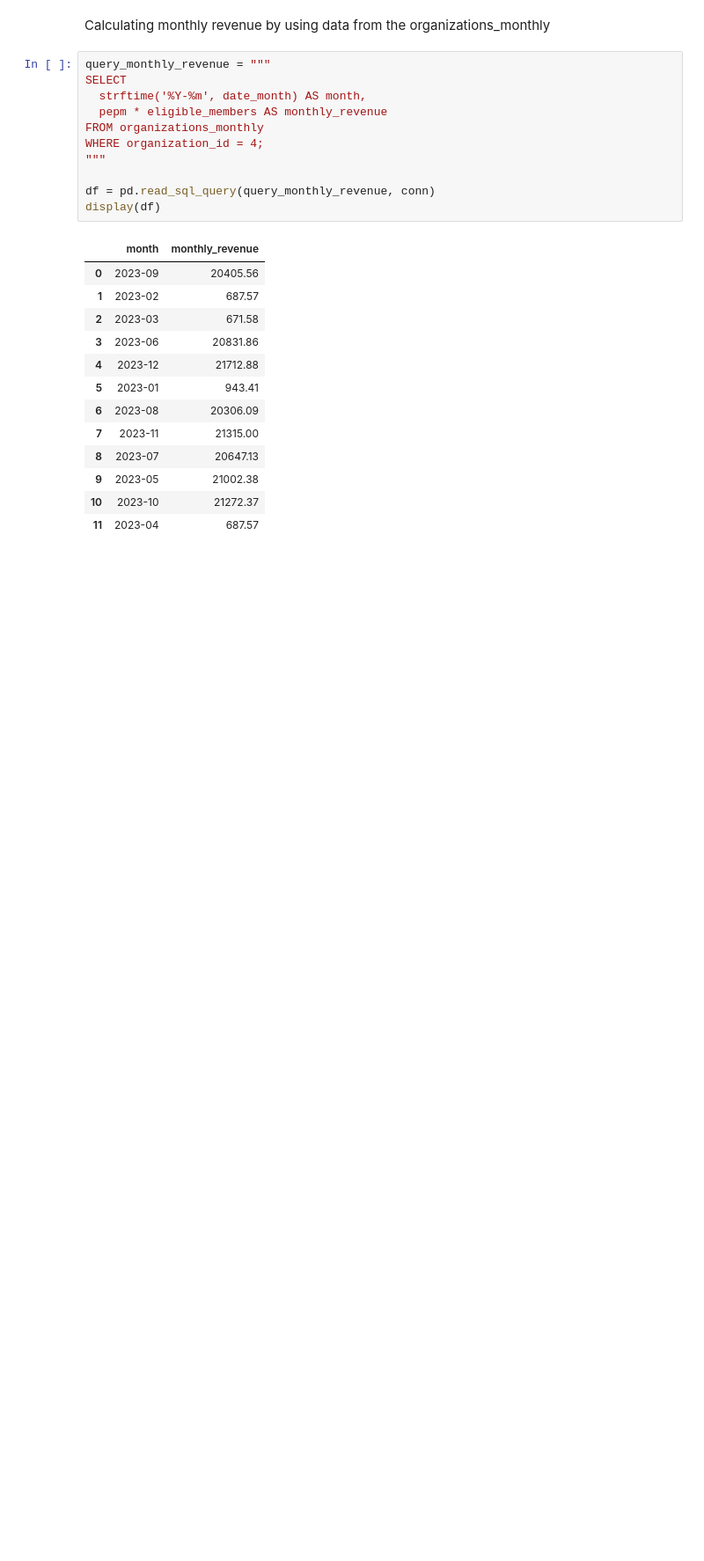
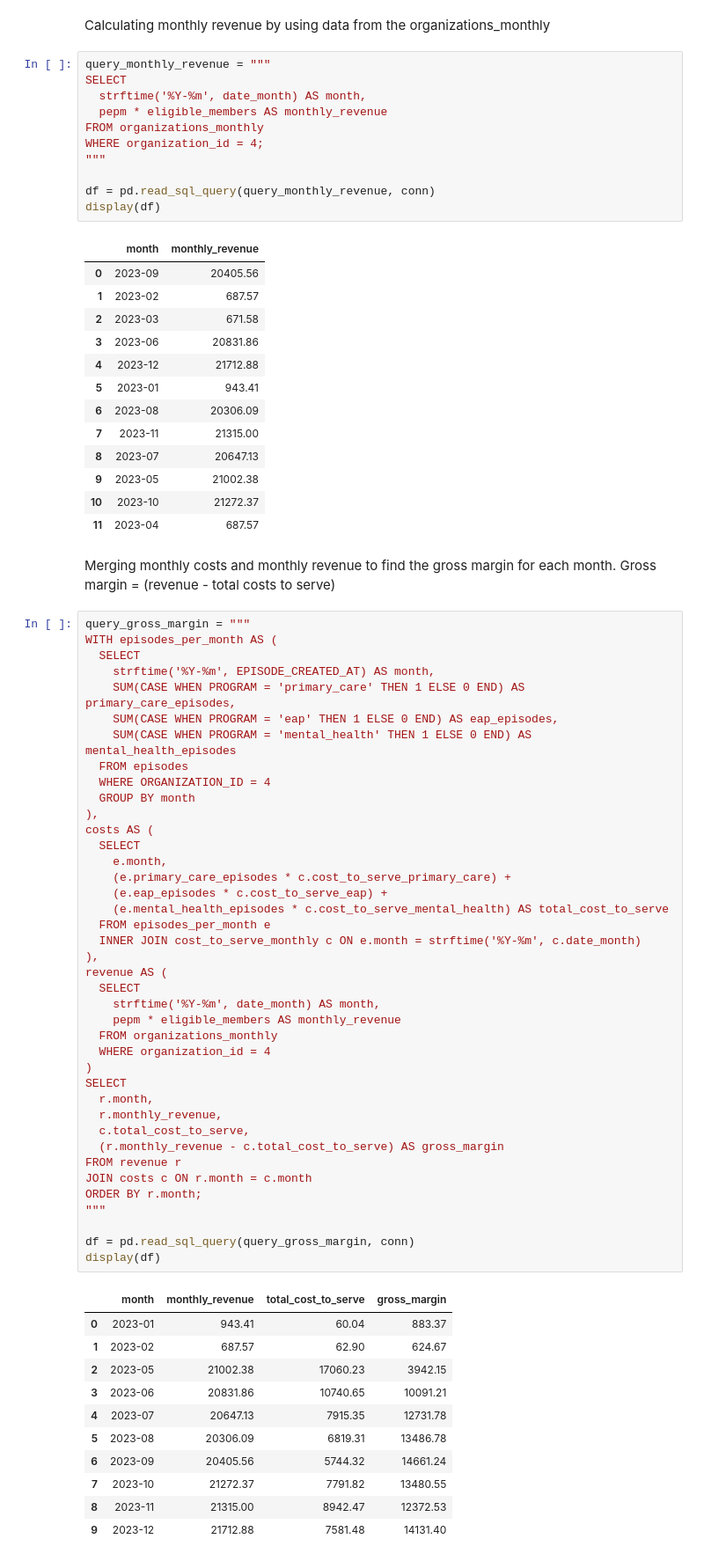
Before and after one commit to Marietagu/Dialogue-Data-Analysis, a Jupyter notebook: dunder_miflin_analysis.ipynb, the cells around one changed output. Shown at 88% size. Drawn from its saved outputs; the diff is of its cells as text; blank space fills up the shorter version.

Commit message:
Financial analysis: Finding the gross margin for each month

```diff
--- a/dunder_miflin_analysis.ipynb
+++ b/dunder_miflin_analysis.ipynb
@@ -368,3 +368,57 @@ display(df)
 | 9 | 2023-05 | 21002.38 |
 | 10 | 2023-10 | 21272.37 |
 | 11 | 2023-04 | 687.57 |
+# %% [markdown]
+Merging monthly costs and monthly revenue to find the gross margin for each month. Gross margin = (revenue - total costs to serve)
+# %%
+query_gross_margin = """
+WITH episodes_per_month AS (
+  SELECT
+    strftime('%Y-%m', EPISODE_CREATED_AT) AS month,
+    SUM(CASE WHEN PROGRAM = 'primary_care' THEN 1 ELSE 0 END) AS primary_care_episodes,
+    SUM(CASE WHEN PROGRAM = 'eap' THEN 1 ELSE 0 END) AS eap_episodes,
+    SUM(CASE WHEN PROGRAM = 'mental_health' THEN 1 ELSE 0 END) AS mental_health_episodes
+  FROM episodes
+  WHERE ORGANIZATION_ID = 4
+  GROUP BY month
+),
+costs AS (
+  SELECT
+    e.month,
+    (e.primary_care_episodes * c.cost_to_serve_primary_care) +
+    (e.eap_episodes * c.cost_to_serve_eap) +
+    (e.mental_health_episodes * c.cost_to_serve_mental_health) AS total_cost_to_serve
+  FROM episodes_per_month e
+  INNER JOIN cost_to_serve_monthly c ON e.month = strftime('%Y-%m', c.date_month)
+),
+revenue AS (
+  SELECT
+    strftime('%Y-%m', date_month) AS month,
+    pepm * eligible_members AS monthly_revenue
+  FROM organizations_monthly
+  WHERE organization_id = 4
+)
+SELECT
+  r.month,
+  r.monthly_revenue,
+  c.total_cost_to_serve,
+  (r.monthly_revenue - c.total_cost_to_serve) AS gross_margin
+FROM revenue r
+JOIN costs c ON r.month = c.month
+ORDER BY r.month;
+"""
+
+df = pd.read_sql_query(query_gross_margin, conn)
+display(df)
+# %% [output]
+|  | month | monthly_revenue | total_cost_to_serve | gross_margin |
+| 0 | 2023-01 | 943.41 | 60.04 | 883.37 |
+| 1 | 2023-02 | 687.57 | 62.90 | 624.67 |
+| 2 | 2023-05 | 21002.38 | 17060.23 | 3942.15 |
+| 3 | 2023-06 | 20831.86 | 10740.65 | 10091.21 |
+| 4 | 2023-07 | 20647.13 | 7915.35 | 12731.78 |
+| 5 | 2023-08 | 20306.09 | 6819.31 | 13486.78 |
+| 6 | 2023-09 | 20405.56 | 5744.32 | 14661.24 |
+| 7 | 2023-10 | 21272.37 | 7791.82 | 13480.55 |
+| 8 | 2023-11 | 21315.00 | 8942.47 | 12372.53 |
+| 9 | 2023-12 | 21712.88 | 7581.48 | 14131.40 |
```
